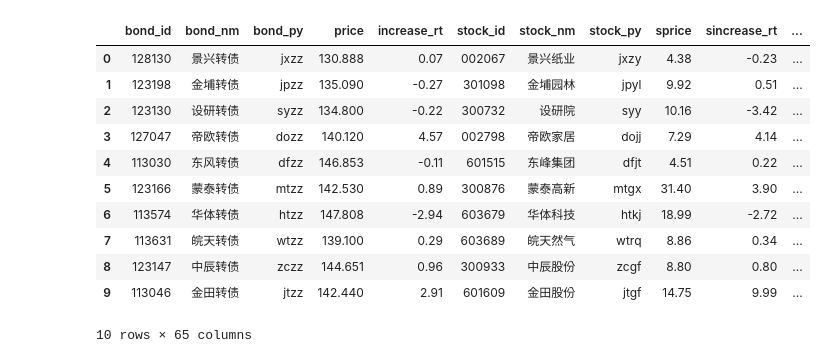
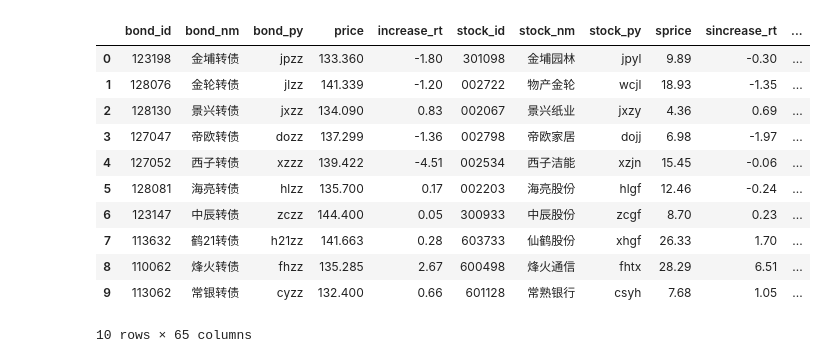
Before and after one commit to le0l1/quant-store, a Jupyter notebook: strategy/double-low.ipynb, the cells around one changed output. Drawn from its saved outputs; the diff is of its cells as text; code cells hidden in the pictures.

```diff
--- a/strategy/double-low.ipynb
+++ b/strategy/double-low.ipynb
@@ -5,42 +5,43 @@ import duckdb
 
 
 con = duckdb.connect(database=':memory:', read_only=False)
 path = '../dataset/data/convertible_bonds/**/data.parquet'
-date = '2025-08-20'
+date = '2025-08-25'
 
 query = f"""
         SELECT
             *,
             dblow + curr_iss_amt AS rank_indicator
         FROM  read_parquet('{path}')
         WHERE
             NOT bond_nm LIKE '%退%'
             AND NOT price_tips LIKE '%待上市%'
             AND json_extract_string(icons, '$.R') IS NULL
             AND json_extract_string(icons, '$.O') IS NULL
             AND price < 150
             AND premium_rt < 8
             AND rating_cd LIKE '%A%'
+            AND qstatus = '00'
             AND update_date = '{date}'
         ORDER BY rank_indicator ASC
         LIMIT 10
 """
 
 df_all = con.execute(query).df()
 con.close()
 
 
 df_all
 # %% [output]
 |  | bond_id | bond_nm | bond_py | price | increase_rt | stock_id | stock_nm | stock_py | sprice | sincrease_rt | ... |
-| 0 | 128130 | 景兴转债 | jxzz | 130.888 | 0.07 | 002067 | 景兴纸业 | jxzy | 4.38 | -0.23 | ... |
-| 1 | 123198 | 金埔转债 | jpzz | 135.090 | -0.27 | 301098 | 金埔园林 | jpyl | 9.92 | 0.51 | ... |
-| 2 | 123130 | 设研转债 | syzz | 134.800 | -0.22 | 300732 | 设研院 | syy | 10.16 | -3.42 | ... |
-| 3 | 127047 | 帝欧转债 | dozz | 140.120 | 4.57 | 002798 | 帝欧家居 | dojj | 7.29 | 4.14 | ... |
-| 4 | 113030 | 东风转债 | dfzz | 146.853 | -0.11 | 601515 | 东峰集团 | dfjt | 4.51 | 0.22 | ... |
-| 5 | 123166 | 蒙泰转债 | mtzz | 142.530 | 0.89 | 300876 | 蒙泰高新 | mtgx | 31.40 | 3.90 | ... |
-| 6 | 113574 | 华体转债 | htzz | 147.808 | -2.94 | 603679 | 华体科技 | htkj | 18.99 | -2.72 | ... |
-| 7 | 113631 | 皖天转债 | wtzz | 139.100 | 0.29 | 603689 | 皖天然气 | wtrq | 8.86 | 0.34 | ... |
-| 8 | 123147 | 中辰转债 | zczz | 144.651 | 0.96 | 300933 | 中辰股份 | zcgf | 8.80 | 0.80 | ... |
-| 9 | 113046 | 金田转债 | jtzz | 142.440 | 2.91 | 601609 | 金田股份 | jtgf | 14.75 | 9.99 | ... |
+| 0 | 123198 | 金埔转债 | jpzz | 133.360 | -1.80 | 301098 | 金埔园林 | jpyl | 9.89 | -0.30 | ... |
+| 1 | 128076 | 金轮转债 | jlzz | 141.339 | -1.20 | 002722 | 物产金轮 | wcjl | 18.93 | -1.35 | ... |
+| 2 | 128130 | 景兴转债 | jxzz | 134.090 | 0.83 | 002067 | 景兴纸业 | jxzy | 4.36 | 0.69 | ... |
+| 3 | 127047 | 帝欧转债 | dozz | 137.299 | -1.36 | 002798 | 帝欧家居 | dojj | 6.98 | -1.97 | ... |
+| 4 | 127052 | 西子转债 | xzzz | 139.422 | -4.51 | 002534 | 西子洁能 | xzjn | 15.45 | -0.06 | ... |
+| 5 | 128081 | 海亮转债 | hlzz | 135.700 | 0.17 | 002203 | 海亮股份 | hlgf | 12.46 | -0.24 | ... |
+| 6 | 123147 | 中辰转债 | zczz | 144.400 | 0.05 | 300933 | 中辰股份 | zcgf | 8.70 | 0.23 | ... |
+| 7 | 113632 | 鹤21转债 | h21zz | 141.663 | 0.28 | 603733 | 仙鹤股份 | xhgf | 26.33 | 1.70 | ... |
+| 8 | 110062 | 烽火转债 | fhzz | 135.285 | 2.67 | 600498 | 烽火通信 | fhtx | 28.29 | 6.51 | ... |
+| 9 | 113062 | 常银转债 | cyzz | 132.400 | 0.66 | 601128 | 常熟银行 | csyh | 7.68 | 1.05 | ... |
 10 rows × 65 columns
```
Also changed, not shown: 18 other files.
